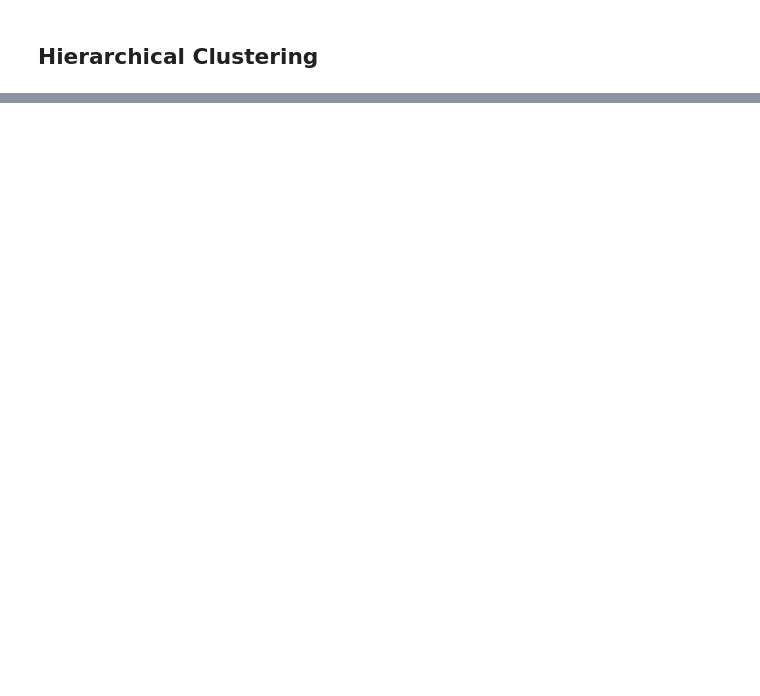
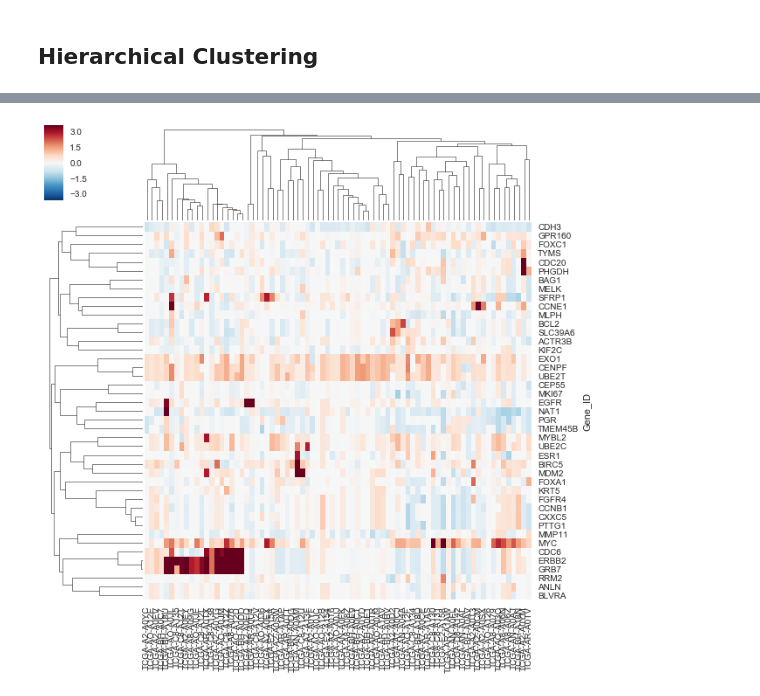
Before and after one commit to SVAI-Dream/dreamchallenge, a Jupyter notebook: nci-cptac-dream/notebook/Sub_Challenge_2.ipynb, the cells around one changed output, grey strips where cells are left out. Saved outputs shown, nothing was run; the diff lists cells and outputs as text; code cells hidden in the pictures; blank space fills up the shorter version.

```diff
--- a/nci-cptac-dream/notebook/Sub_Challenge_2.ipynb
+++ b/nci-cptac-dream/notebook/Sub_Challenge_2.ipynb
@@ -170,0 +259,6 @@ Populating the interactive namespace from numpy and matplotlib
+# %%
+clust_cna = sns.clustermap(PAM50_bre_cna.set_index("Gene_ID")[breast_common_samples].dropna(), metric="correlation")
+plt.setp(clust_cna.ax_heatmap.get_yticklabels(), rotation=0)
+cna_sample_clust, cna_gene_clust = clust_cna.dendrogram_col, clust_cna.dendrogram_row
+# %% [output]
+[figure, added]
```
Also changed, not shown: parts of 19 cells of this notebook, 2 other files.
